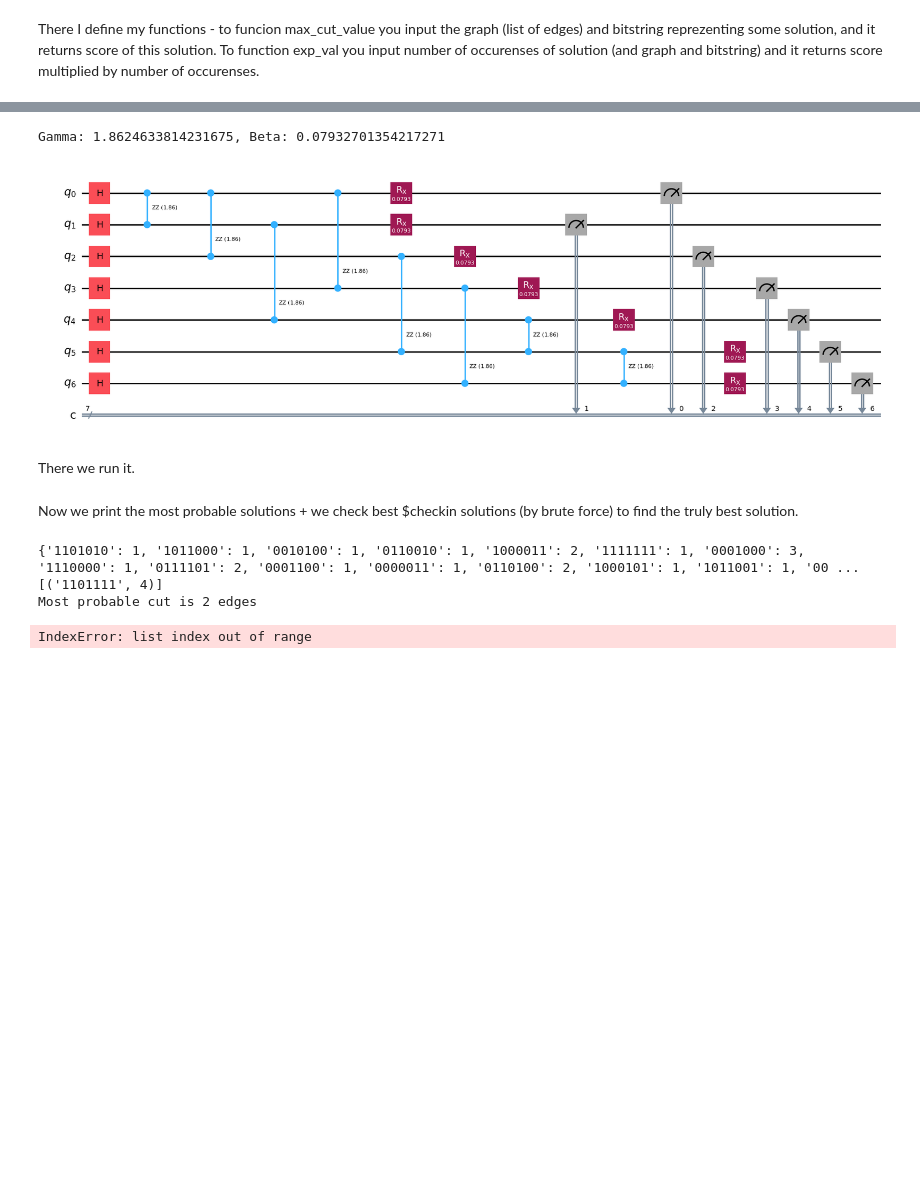
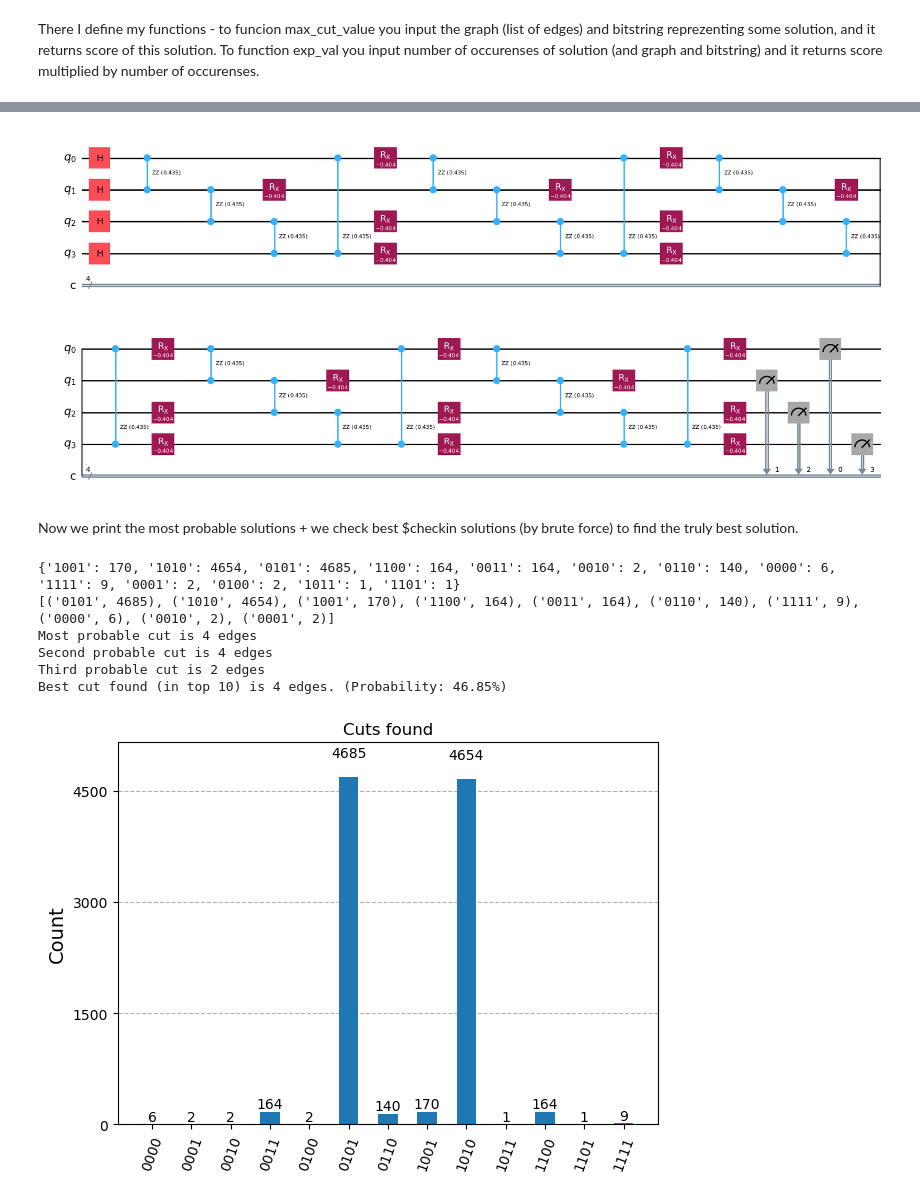
Before and after one commit to mforgo/Quantum-Examples, a Jupyter notebook: Circuits/QAOA.ipynb, the cells around one changed output, grey strips where cells are left out. Drawn from its saved outputs; the diff is of its cells as text; code cells hidden in the pictures; blank space fills up the shorter version.

```diff
--- a/Circuits/QAOA.ipynb
+++ b/Circuits/QAOA.ipynb
@@ -269,13 +297,9 @@ for k in range(depth):
         qc.rx(beta, q[i])
 for i in range (n):
     qc.measure(q[i], c[i])
-print("Gamma: " + str(gamma) + ", Beta: " + str(beta))
 qc.draw("mpl")
 # %% [output]
-Gamma: 1.8624633814231675, Beta: 0.07932701354217271
-[figure, old version]
+[figure, new version]
-# %% [markdown]
-There we run it.
 # %%
 simulator = AerSimulator(shots=shots)
 job = simulator.run(qc)
@@ -286,18 +310,21 @@ Now we print the most probable solutions + we check best $checkin solutions (by
 # %%
 print(counts)
 sorted_counts = sorted(counts.items(), key=lambda item: item[1], reverse=True)[0:checkin]
 print (sorted_counts)
 best_count = min(sorted_counts, key=lambda r: -max_cut_value(edges, r[0]))
 print("Most probable cut is " + str(max_cut_value(edges, sorted_counts[0][0])) + " edges")
 print("Second probable cut is " + str(max_cut_value(edges, sorted_counts[1][0])) + " edges")
 print("Third probable cut is " + str(max_cut_value(edges, sorted_counts[2][0])) + " edges")
 
 print("Best cut found (in top "+ str(checkin) +") is " + str(max_cut_value(edges, best_count[0])) + " edges. (Probability: " + str(100*best_count[1]/shots) + "%)")
-plot_histogram(counts)
+plot_histogram(counts, title="Cuts found")
 # %% [output]
-{'1101010': 1, '1011000': 1, '0010100': 1, '0110010': 1, '1000011': 2, '1111111': 1, '0001000': 3, '1110000': 1, '0111101': 2, '0001100': 1, '0000011': 1, '0110100': 2, '1000101': 1, '1011001': 1, '00 ...
-[('1101111', 4)]
-Most probable cut is 2 edges
+{'1001': 170, '1010': 4654, '0101': 4685, '1100': 164, '0011': 164, '0010': 2, '0110': 140, '0000': 6, '1111': 9, '0001': 2, '0100': 2, '1011': 1, '1101': 1}
+[('0101', 4685), ('1010', 4654), ('1001', 170), ('1100', 164), ('0011', 164), ('0110', 140), ('1111', 9), ('0000', 6), ('0010', 2), ('0001', 2)]
+Most probable cut is 4 edges
+Second probable cut is 4 edges
+Third probable cut is 2 edges
+Best cut found (in top 10) is 4 edges. (Probability: 46.85%)
-IndexError: list index out of range
+[figure, added]
 # %%
 counts_dict = dict(sorted_counts)
```
Also changed, not shown: parts of 26 cells of this notebook.
